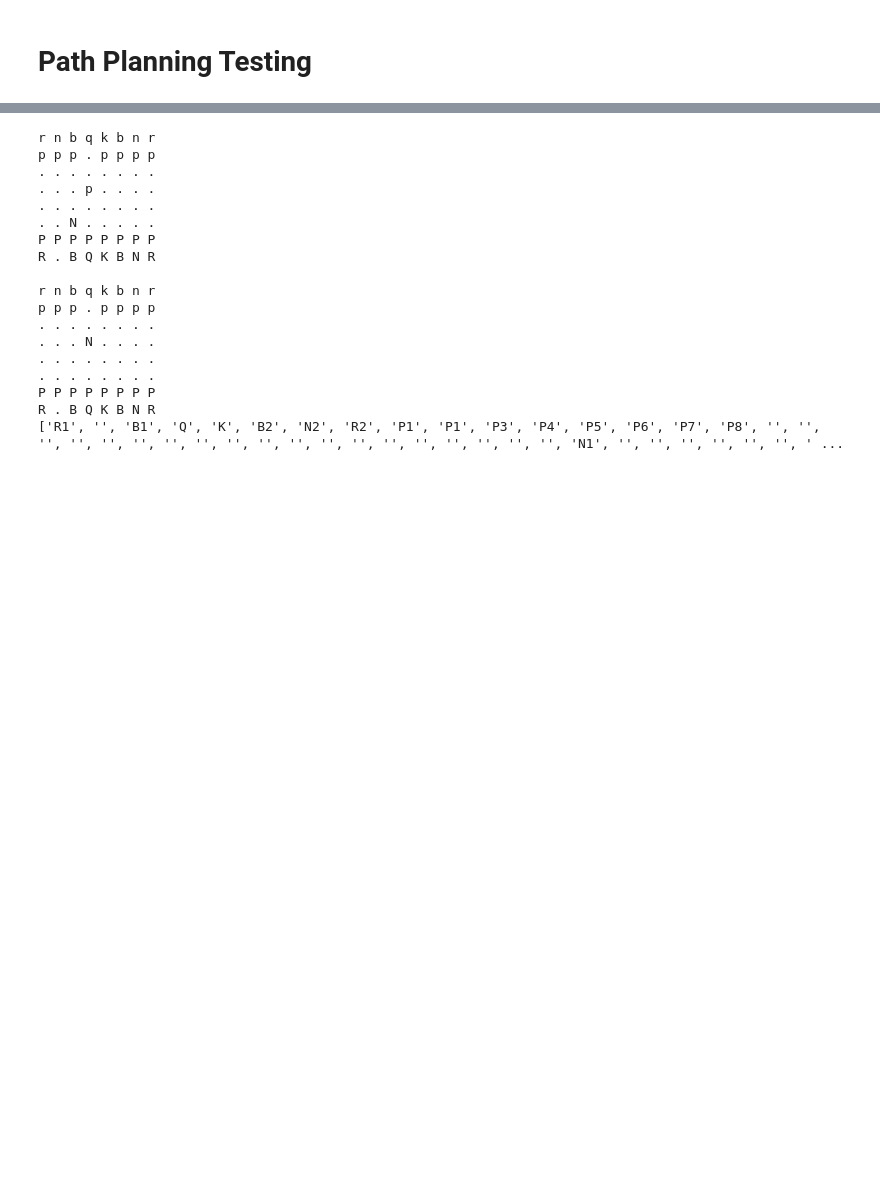
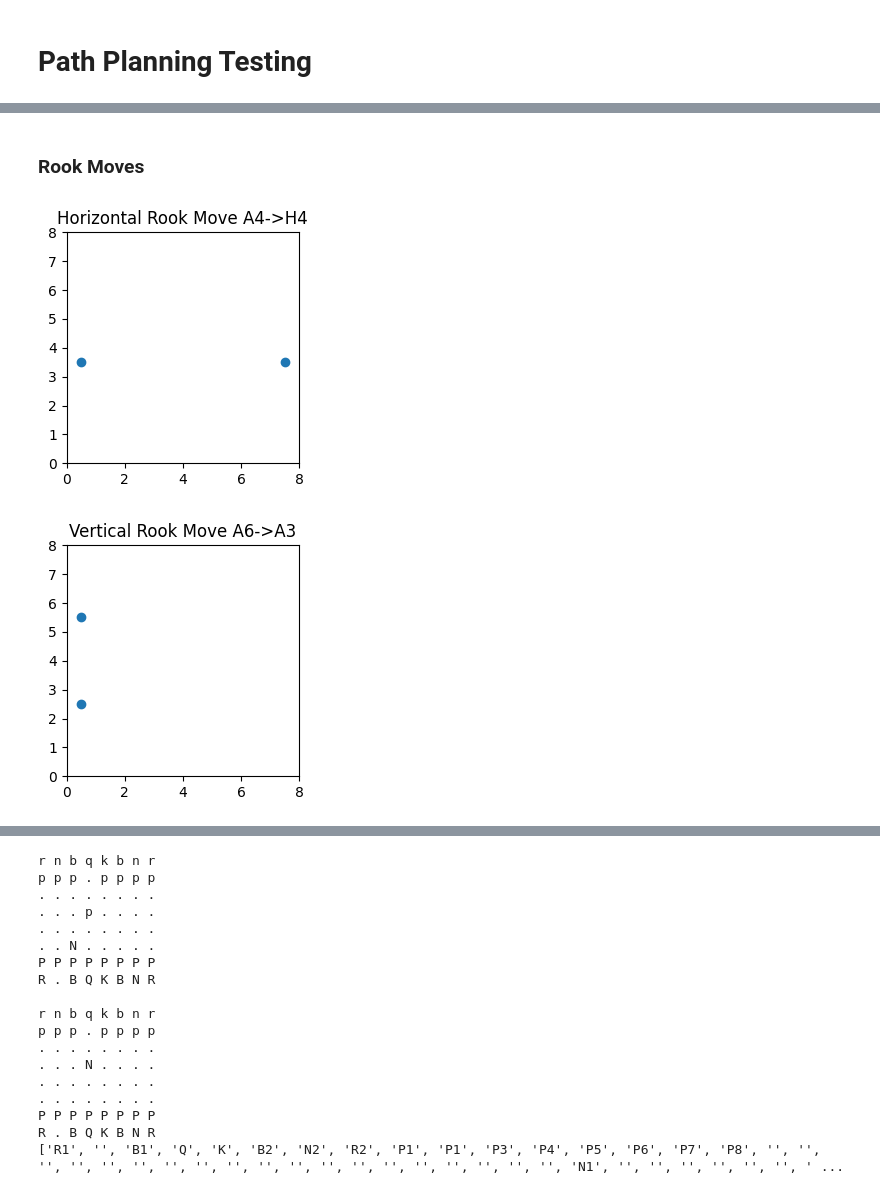
Before and after one commit to Therinzine/arc-wizard-chess, a Jupyter notebook: Fall 2023/PathPlanning/testing.ipynb, the cells around one changed output, grey strips where cells are left out. Drawn from its saved outputs; the diff is of its cells as text; code cells hidden in the pictures; blank space fills up the shorter version.

```diff
--- a/Fall 2023/PathPlanning/testing.ipynb
+++ b/Fall 2023/PathPlanning/testing.ipynb
@@ -26,0 +33,8 @@ AttributeError: 'tuple' object has no attribute 'point'
+# %% [markdown]
+### Rook Moves
+# %%
+plot_points(planner.single_path(chess.A4, chess.H4), "Horizontal Rook Move A4->H4")
+plot_points(planner.single_path(chess.A6, chess.A3), "Vertical Rook Move A6->A3")
+# %% [output]
+[figure, added]
+[figure, added]
```
Also changed, not shown: parts of 12 cells of this notebook.
